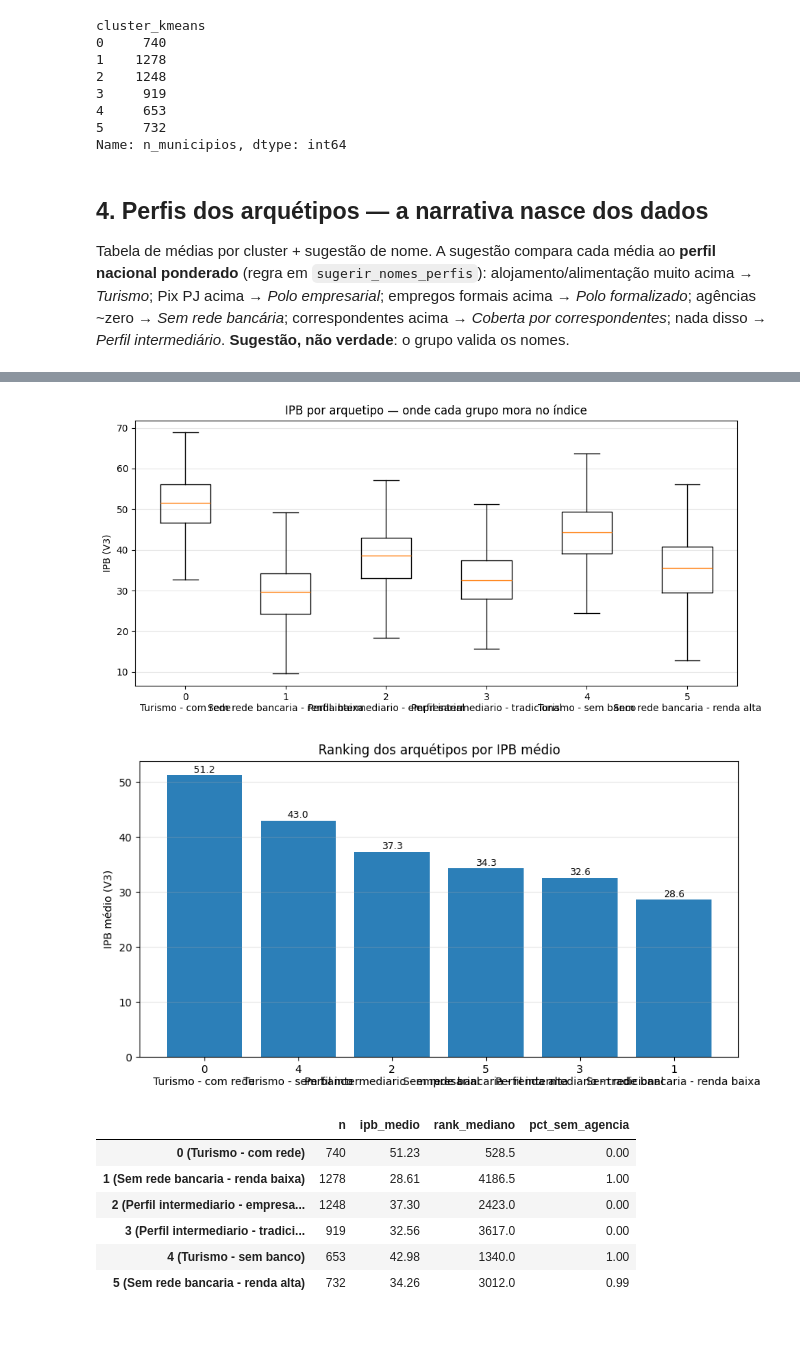
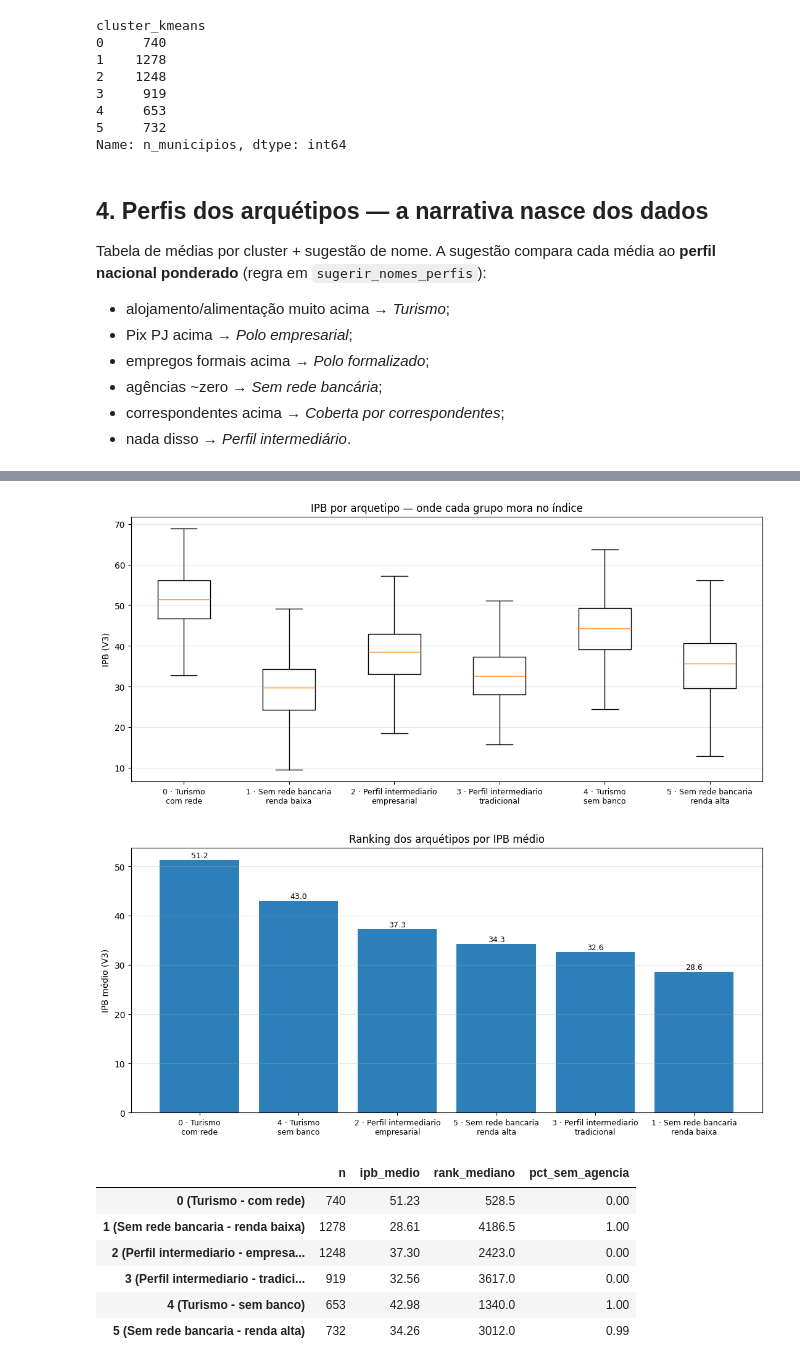
Before and after one commit to LucioFrCruz/heluvina_projeto_final_202602, a Jupyter notebook: notebooks/01_modelagem/01_dataset_e_arquetipos.ipynb, the cells around one changed output, grey strips where cells are left out. Saved outputs shown, nothing was run; the diff lists cells and outputs as text; code cells hidden in the pictures; blank space fills up the shorter version.

```diff
--- a/notebooks/01_modelagem/01_dataset_e_arquetipos.ipynb
+++ b/notebooks/01_modelagem/01_dataset_e_arquetipos.ipynb
@@ -178,7 +177,14 @@ Name: n_municipios, dtype: int64
 # %% [markdown]
 ## 4. Perfis dos arquétipos — a narrativa nasce dos dados
 
-Tabela de médias por cluster + sugestão de nome. A sugestão compara cada média ao **perfil nacional ponderado** (regra em `sugerir_nomes_perfis`): alojamento/alimentação muito acima → *Turismo*; Pix PJ acima → *Polo empresarial*; empregos formais acima → *Polo formalizado*; agências ~zero → *Sem rede bancária*; correspondentes acima → *Coberta por correspondentes*; nada disso → *Perfil intermediário*. **Sugestão, não verdade**: o grupo valida os nomes.
+Tabela de médias por cluster + sugestão de nome. A sugestão compara cada média ao **perfil nacional ponderado**
+(regra em `sugerir_nomes_perfis`):
+* alojamento/alimentação muito acima → *Turismo*;
+* Pix PJ acima → *Polo empresarial*;
+* empregos formais acima → *Polo formalizado*;
+* agências ~zero → *Sem rede bancária*;
+* correspondentes acima → *Coberta por correspondentes*;
+*  nada disso → *Perfil intermediário*.
 # %%
 perfis = clu.perfis_clusters(df, FEATURES_MODELO, labels_km)
 nomes = clu.sugerir_nomes_perfis(perfis)
@@ -203,10 +209,12 @@ perfis[COLUNAS_PERFIL].round(2)
 | 4 (Turismo - sem banco) | 653 | 11.72 | 6089.12 | 60688.07 | 1441.67 | ... |
 | 5 (Sem rede bancaria - renda alta) | 732 | 13.14 | 4181.29 | 37192.42 | 1330.20 | ... |
 # %%
-fig, ax = plt.subplots(figsize=(10, 4.8))
+fig, ax = plt.subplots(figsize=(11, 5.2))
 ordem = sorted(df["cluster_kmeans"].unique())
 dados_box = [df.loc[df["cluster_kmeans"] == c, "ipb"].dropna() for c in ordem]
-ax.boxplot(dados_box, tick_labels=[f"{c}\n{nomes[c]}" for c in ordem], showfliers=False)
+rotulos = [f"{c} · {nomes[c].replace(' - ', chr(10))}" for c in ordem]
+ax.boxplot(dados_box, tick_labels=rotulos, showfliers=False)
+ax.tick_params(axis="x", labelsize=9)
 ax.set_ylabel("IPB (V3)")
 ax.set_title("IPB por arquetipo — onde cada grupo mora no índice")
 ax.grid(axis="y", alpha=0.3)
@@ -214,24 +222,24 @@ fig.tight_layout()
 fig.savefig(FIGS / "01_ipb_por_cluster.png", dpi=110)
 plt.show()
 # %% [output]
-[figure, old version]
+[figure, new version]
 # %%
-# Ranking dos arquétipos por IPB médio — "quais grupos têm maior potencial"
 ordem_ipb = df.groupby("cluster_kmeans")["ipb"].mean().sort_values(ascending=False)
-rotulos = [f"{c}\n{nomes[c]}" for c in ordem_ipb.index]
+rotulos = [f"{c} · {nomes[c].replace(' - ', chr(10))}" for c in ordem_ipb.index]
 
-fig, ax = plt.subplots(figsize=(9, 4.8))
+fig, ax = plt.subplots(figsize=(11, 5.2))
 barras = ax.bar(rotulos, ordem_ipb.values, color="#2c7fb8")
 for barra, valor in zip(barras, ordem_ipb.values):
     ax.text(barra.get_x() + barra.get_width() / 2, valor + 0.5, f"{valor:.1f}", ha="center", fontsize=9)
+ax.tick_params(axis="x", labelsize=9)
 ax.set_ylabel("IPB médio (V3)")
 ax.set_title("Ranking dos arquétipos por IPB médio")
 ax.grid(axis="y", alpha=0.3)
 fig.tight_layout()
 fig.savefig(FIGS / "01_ranking_ipb_arquetipos.png", dpi=110)
 plt.show()
 # %% [output]
-[figure, old version]
+[figure, new version]
 # %%
 resumo = df.groupby("cluster_kmeans").agg(
     n=("id_municipio", "size"),
```
Also changed, not shown: parts of 6 cells of this notebook, 5 other files.
